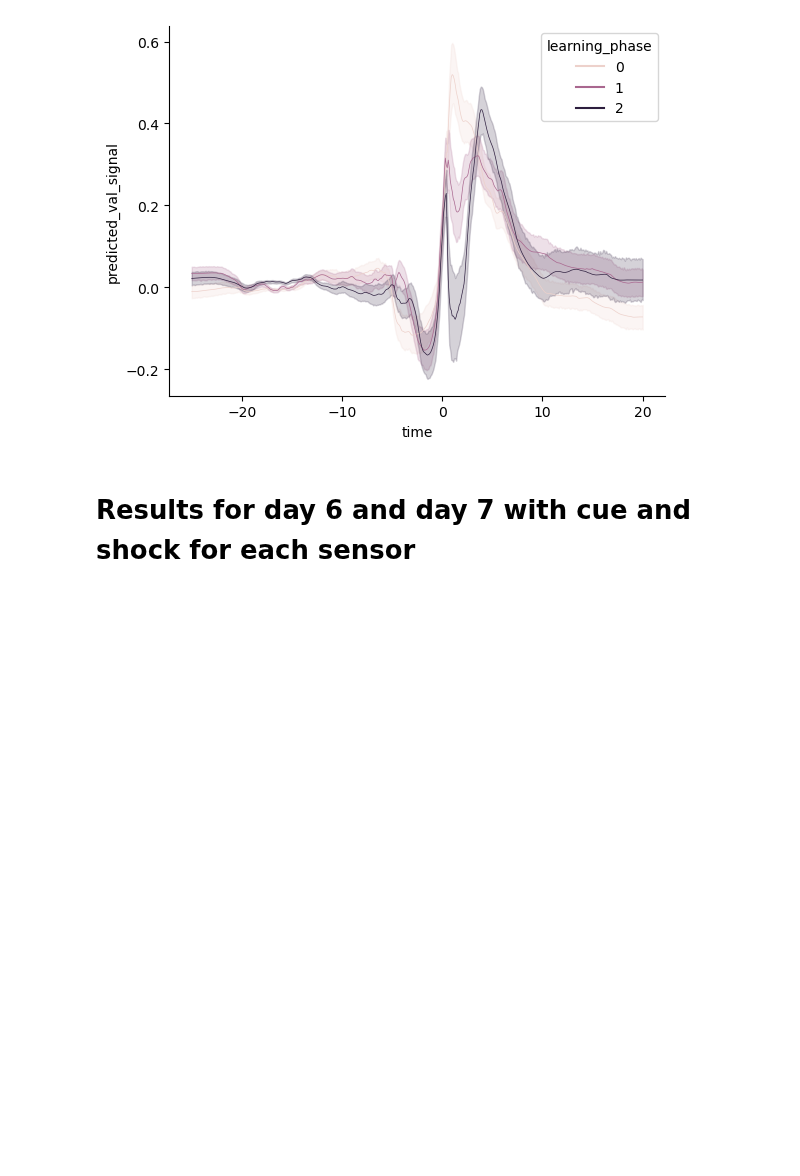
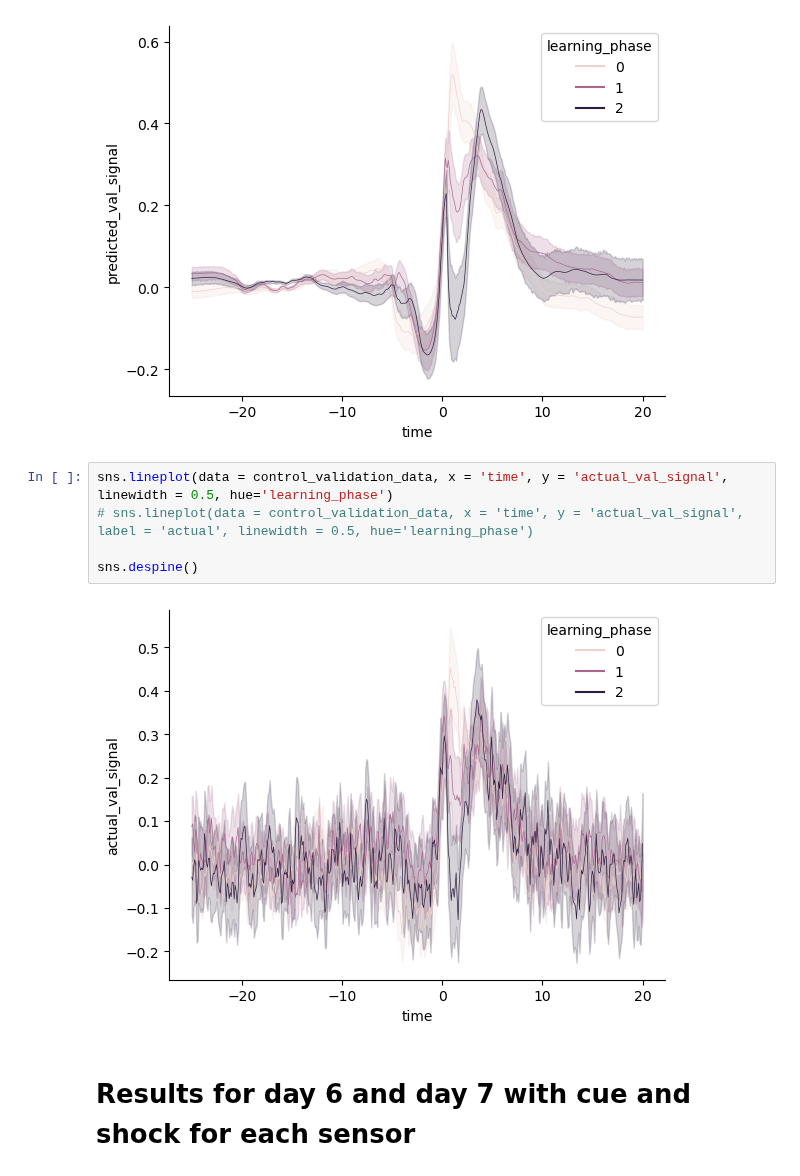
Before and after one commit to Mschaid/ENIGMA, a Jupyter notebook: notebooks/reports/binned_trial_exp_01.ipynb, the cells around one changed output. Cells and saved outputs as stored; diff of their text form; blank space fills up the shorter version.

Commit message:
plot update

```diff
--- a/notebooks/reports/binned_trial_exp_01.ipynb
+++ b/notebooks/reports/binned_trial_exp_01.ipynb
@@ -164,6 +164,13 @@ sns.despine()
 # legend = plt.legend(loc = "upper left", fontsize = 8, frameon = False)
 # %% [output]
 [figure]
+# %%
+sns.lineplot(data = control_validation_data, x = 'time', y = 'actual_val_signal', linewidth = 0.5, hue='learning_phase')
+# sns.lineplot(data = control_validation_data, x = 'time', y = 'actual_val_signal', label = 'actual', linewidth = 0.5, hue='learning_phase')
+
+sns.despine()
+# %% [output]
+[figure, added]
 # %% [markdown]
 # Results for day 6 and day 7 with cue and shock for each sensor
 # %% [markdown]
```
